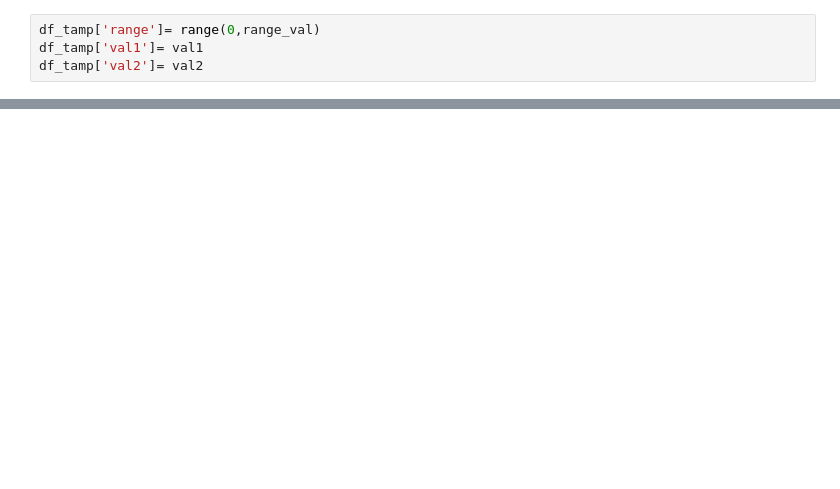
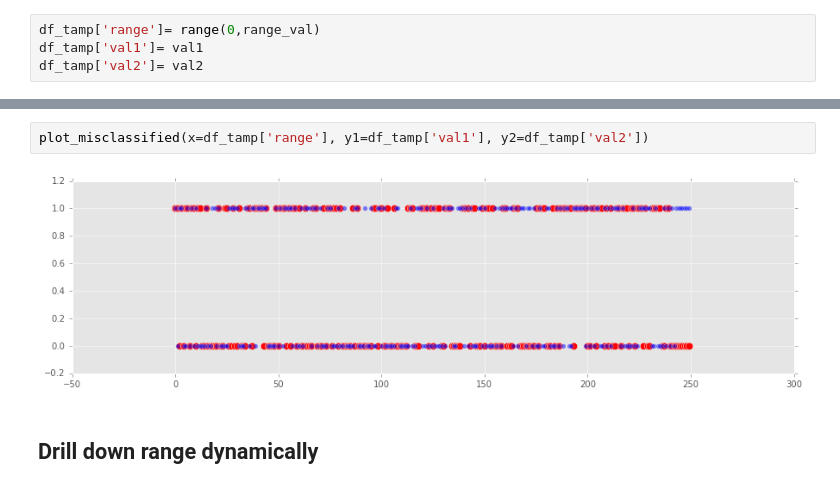
Before and after one commit to hamzafar/titanic_competition, a Jupyter notebook: plot missclassified.ipynb, the cells around one changed output, grey strips where cells are left out. Drawn from its saved outputs; the diff is of its cells as text; blank space fills up the shorter version.

```diff
--- a/plot missclassified.ipynb
+++ b/plot missclassified.ipynb
@@ -21,0 +35,6 @@ df_tamp['val2']= val2
+# %%
+plot_misclassified(x=df_tamp['range'], y1=df_tamp['val1'], y2=df_tamp['val2'])
+# %% [output]
+[figure, added]
+# %% [markdown]
+## Drill down range dynamically
```
Also changed, not shown: parts of 11 cells of this notebook.
